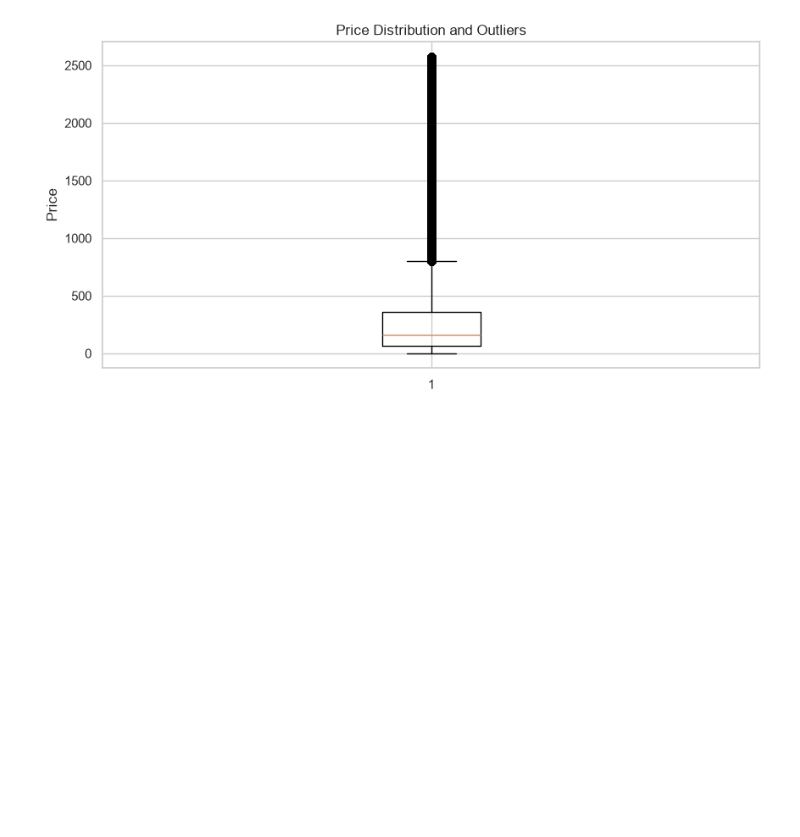
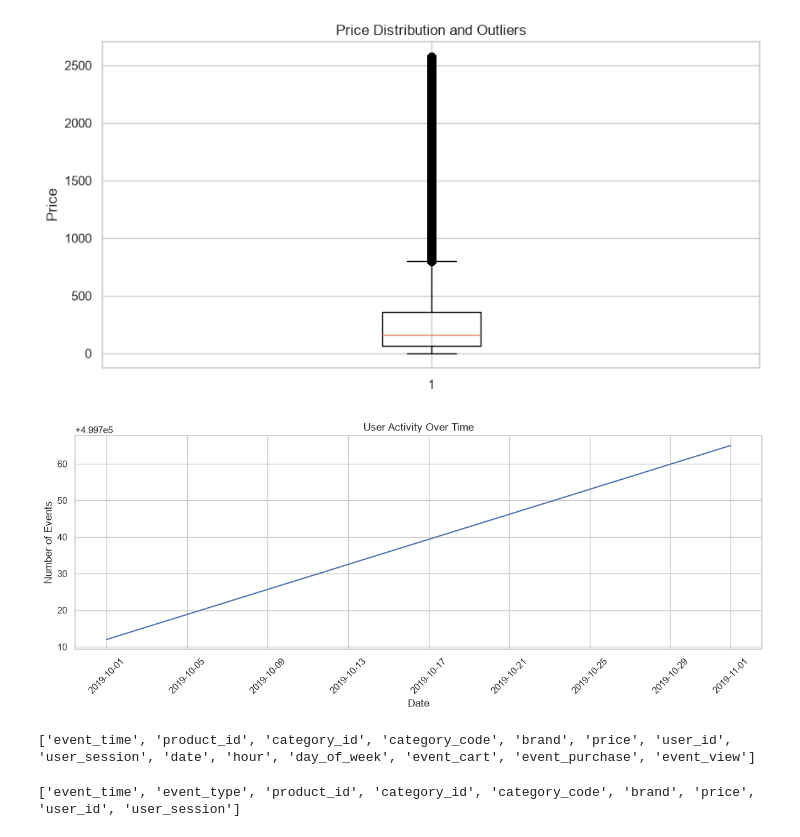
Before and after one commit to tymurpopov/ecommerce-data-analysis-learning, a Jupyter notebook: sample.ipynb, the cells around one changed output. Saved outputs shown, nothing was run; the diff lists cells and outputs as text; code cells hidden in the pictures; blank space fills up the shorter version.

```diff
--- a/sample.ipynb
+++ b/sample.ipynb
@@ -354,3 +354,22 @@ plt.title('Price Distribution and Outliers')
 plt.show()
 # %% [output]
 [figure]
+# %%
+# Активность пользователей по дням
+
+daily_activity = (
+    df.groupby(df['event_time'].dt.date)
+      .size()
+)
+
+plt.figure(figsize=(12, 5))
+plt.plot(daily_activity.index, daily_activity.values)
+
+plt.title('User Activity Over Time')
+plt.xlabel('Date')
+plt.ylabel('Number of Events')
+plt.xticks(rotation=45)
+plt.tight_layout()
+plt.show()
+# %% [output]
+[figure, added]
@@ -356,0 +378,20 @@ plt.show()
+# %%
+print(df.columns.tolist())
+# %% [output]
+['event_time', 'product_id', 'category_id', 'category_code', 'brand', 'price', 'user_id', 'user_session', 'date', 'hour', 'day_of_week', 'event_cart', 'event_purchase', 'event_view']
+# %%
+df_oct = pd.read_csv('2019-Oct.csv', nrows=500000)
+df_nov = pd.read_csv('2019-Nov.csv', nrows=500000)
+
+df = pd.concat([df_oct, df_nov], ignore_index=True)
+
+df = df.drop_duplicates()
+
+df['event_time'] = pd.to_datetime(
+    df['event_time'],
+    errors='coerce'
+)
+
+print(df.columns.tolist())
+# %% [output]
+['event_time', 'event_type', 'product_id', 'category_id', 'category_code', 'brand', 'price', 'user_id', 'user_session']
```
Also changed, not shown: parts of 5 cells of this notebook.
